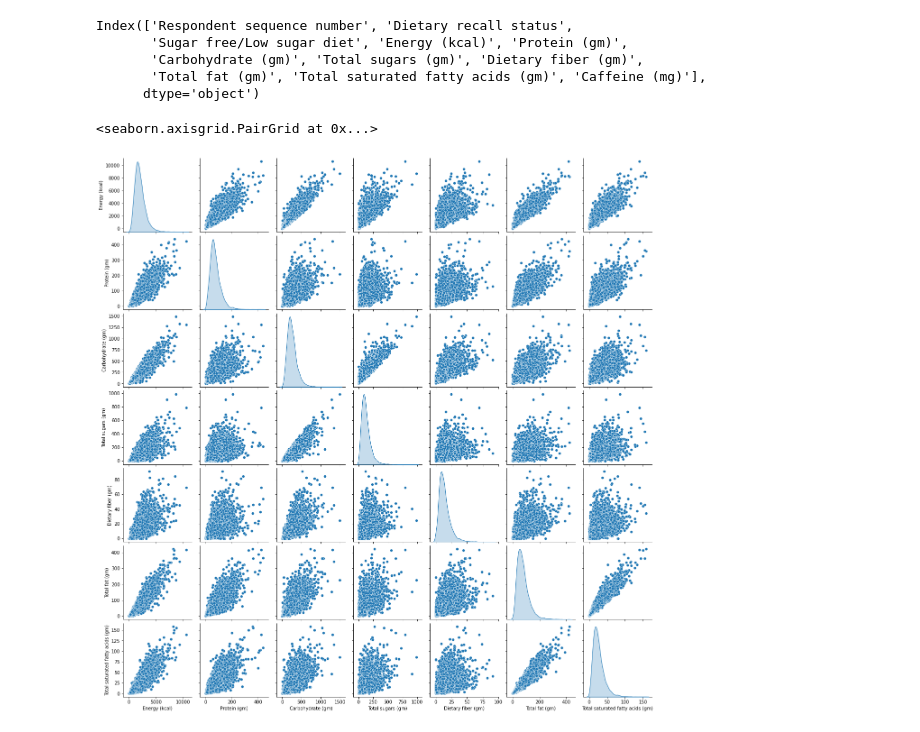
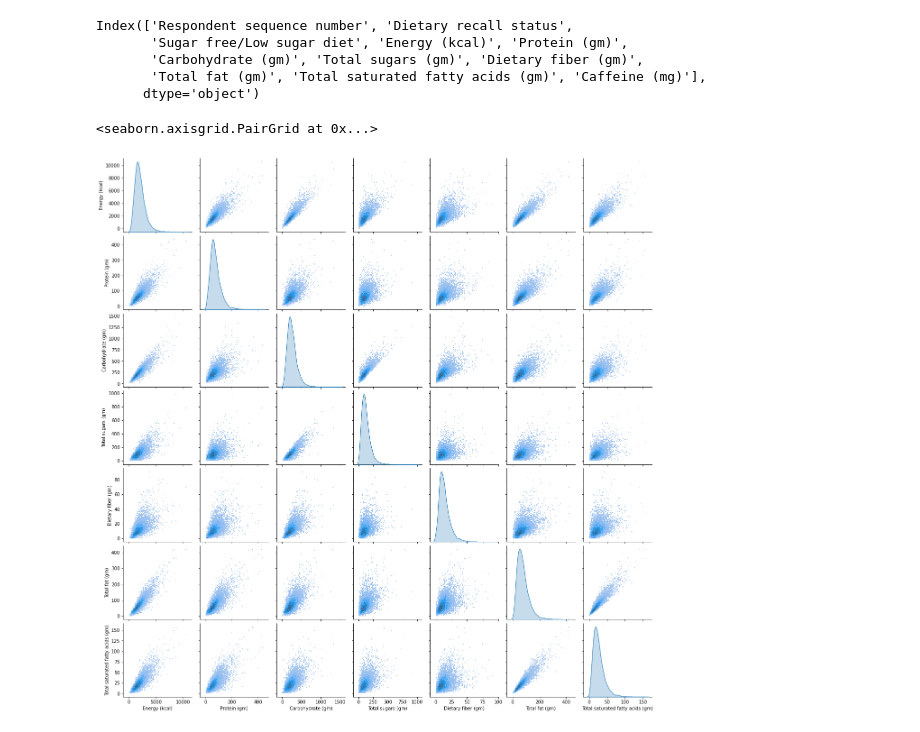
Before and after one commit to amyylin1/NHANES_Dietary_Data, a Jupyter notebook: nutrition.ipynb, the cells around one changed output. Saved outputs shown, nothing was run; the diff lists cells and outputs as text; code cells hidden in the pictures.

```diff
--- a/nutrition.ipynb
+++ b/nutrition.ipynb
@@ -114,0 +109,8 @@ Name: Energy (kcal), Length: 3288, dtype: int64
+# %%
+ff_1['Dietary recall status'] = ff_1['Dietary recall status'].replace(
+    {1: 'reliable and met the mininum criteria',
+     2: 'not reliable or met the minimum criteria',
+     4: 'reported consuming breast-milk ',
+     5: 'not done'}
+)
+ff_1['Dietary recall status']
@@ -154,8 +318,8 @@ Index(['Respondent sequence number', 'Dietary recall status',
 # %%
 sns.pairplot(ff_1[['Energy (kcal)', 'Protein (gm)', 'Carbohydrate (gm)',
                    'Total sugars (gm)', 'Dietary fiber (gm)', 'Total fat (gm)',
                    'Total saturated fatty acids (gm)']],
-                   diag_kind='kde')
+                   diag_kind='kde', kind='hist')
 # %% [output]
 <seaborn.axisgrid.PairGrid at 0x...>
-[figure, old version]
+[figure, new version]
```
Also changed, not shown: parts of 33 cells of this notebook.
